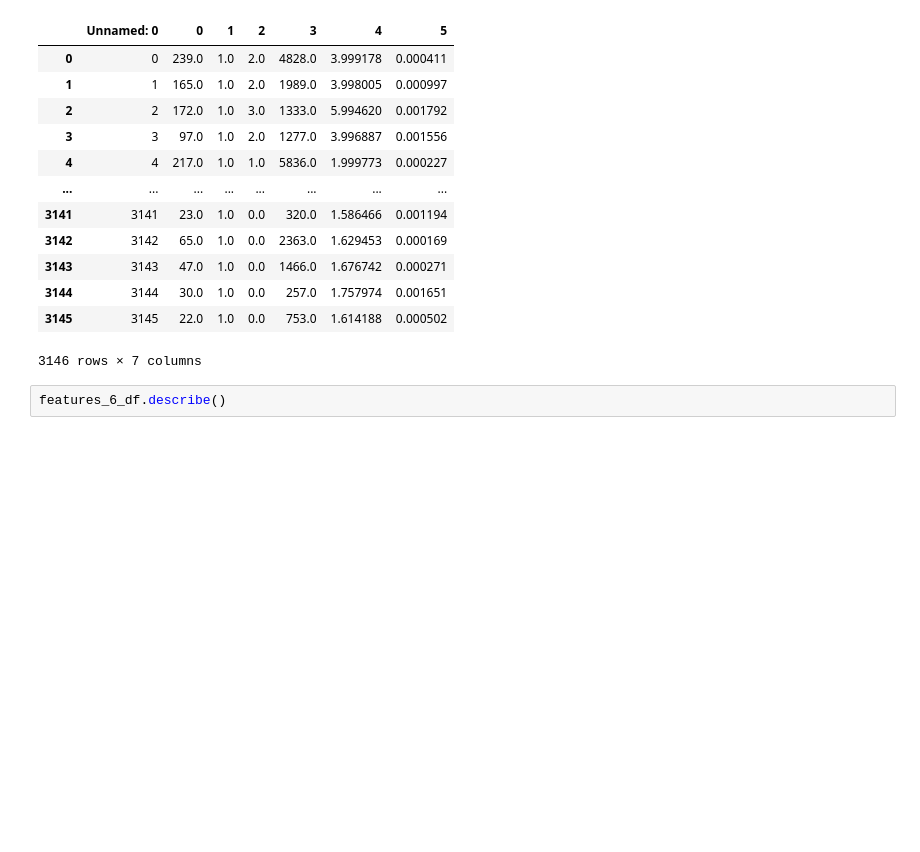
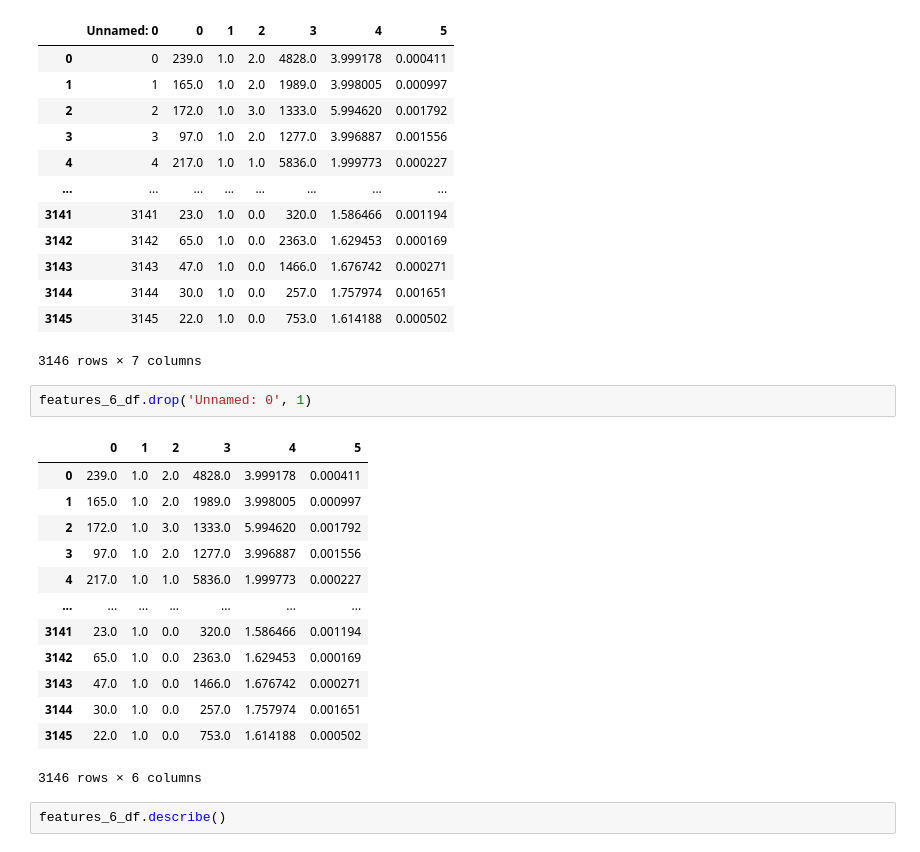
Before and after one commit to viniciusmioto/social_network_analysis, a Jupyter notebook: graph_clusters.ipynb, the cells around one changed output. Drawn from its saved outputs; the diff is of its cells as text; blank space fills up the shorter version.

```diff
--- a/graph_clusters.ipynb
+++ b/graph_clusters.ipynb
@@ -35,6 +35,22 @@ features_6_df
 | 3144 | 3144 | 30.0 | 1.0 | 0.0 | 257.0 | 1.757974 | 0.001651 |
 | 3145 | 3145 | 22.0 | 1.0 | 0.0 | 753.0 | 1.614188 | 0.000502 |
 3146 rows × 7 columns
+# %%
+features_6_df.drop('Unnamed: 0', 1)
+# %% [output]
+|  | 0 | 1 | 2 | 3 | 4 | 5 |
+| 0 | 239.0 | 1.0 | 2.0 | 4828.0 | 3.999178 | 0.000411 |
+| 1 | 165.0 | 1.0 | 2.0 | 1989.0 | 3.998005 | 0.000997 |
+| 2 | 172.0 | 1.0 | 3.0 | 1333.0 | 5.994620 | 0.001792 |
+| 3 | 97.0 | 1.0 | 2.0 | 1277.0 | 3.996887 | 0.001556 |
+| 4 | 217.0 | 1.0 | 1.0 | 5836.0 | 1.999773 | 0.000227 |
+| ... | ... | ... | ... | ... | ... | ... |
+| 3141 | 23.0 | 1.0 | 0.0 | 320.0 | 1.586466 | 0.001194 |
+| 3142 | 65.0 | 1.0 | 0.0 | 2363.0 | 1.629453 | 0.000169 |
+| 3143 | 47.0 | 1.0 | 0.0 | 1466.0 | 1.676742 | 0.000271 |
+| 3144 | 30.0 | 1.0 | 0.0 | 257.0 | 1.757974 | 0.001651 |
+| 3145 | 22.0 | 1.0 | 0.0 | 753.0 | 1.614188 | 0.000502 |
+3146 rows × 6 columns
 # %%
 features_6_df.describe()
 # %% [output]
```
Also changed, not shown: parts of 3 cells of this notebook.
